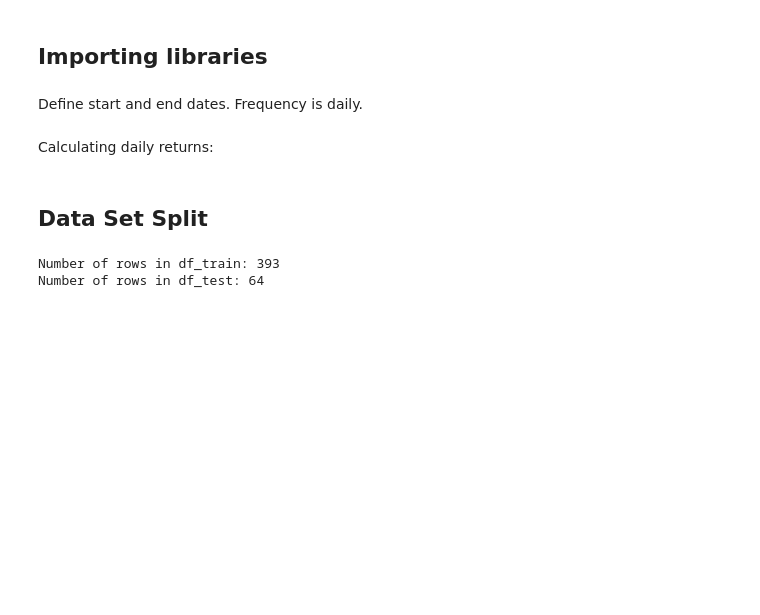
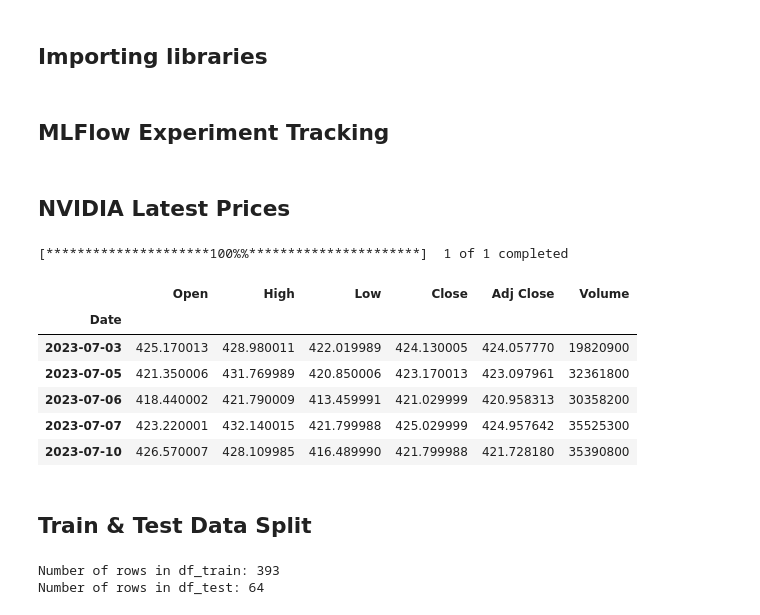
Before and after one commit to piyush-an/INFO7374_Predict_StockPrice, a Jupyter notebook: notebooks/3_Feat_Importance_RegVsTrees.ipynb, the cells around one changed output. Saved outputs shown, nothing was run; the diff lists cells and outputs as text; code cells hidden in the pictures; blank space fills up the shorter version.

```diff
--- a/notebooks/3_Feat_Importance_RegVsTrees.ipynb
+++ b/notebooks/3_Feat_Importance_RegVsTrees.ipynb
@@ -33,6 +33,8 @@ import math
 
 pd.set_option('display.max_columns', None)
 plt.rcParams["figure.figsize"] = (15, 20)
+# %% [markdown]
+## MLFlow Experiment Tracking
 # %%
 import mlflow
 from mlflow.entities import ViewType
@@ -47,22 +49,25 @@ mlflow.set_experiment(SET_EXPERIMENT)
 client = MlflowClient(tracking_uri=MLFLOW_TRACKING_URI)
 mlflow.sklearn.autolog(silent=True)
 mlflow.xgboost.autolog(silent=True)
-# %% [markdown]
-Define start and end dates. Frequency is daily.
+# %% [markdown]
+## NVIDIA Latest Prices
 # %%
-# Define dataset start and end date
-start_date = datetime(2020, 1, 1)
+start_date = datetime(2023, 7, 1)
 end_date = datetime(2023, 12, 31)
 
-
-# Downloaded data
-# NVDA_STOCK = yf.download("NVDA", start_date, end_date)
-
-# NVDA_STOCK.describe()
+NVDA_STOCK = yf.download("NVDA", start_date, end_date)
+NVDA_STOCK.head()
+# %% [output]
+[*********************100%%**********************]  1 of 1 completed
+|  | Open | High | Low | Close | Adj Close | Volume |
+| Date |  |  |  |  |  |  |
+| 2023-07-03 | 425.170013 | 428.980011 | 422.019989 | 424.130005 | 424.057770 | 19820900 |
+| 2023-07-05 | 421.350006 | 431.769989 | 420.850006 | 423.170013 | 423.097961 | 32361800 |
+| 2023-07-06 | 418.440002 | 421.790009 | 413.459991 | 421.029999 | 420.958313 | 30358200 |
+| 2023-07-07 | 423.220001 | 432.140015 | 421.799988 | 425.029999 | 424.957642 | 35525300 |
+| 2023-07-10 | 426.570007 | 428.109985 | 416.489990 | 421.799988 | 421.728180 | 35390800 |
-# %% [markdown]
-Calculating daily returns:
 # %% [markdown]
-## Data Set Split
+## Train & Test Data Split
 # %%
 nvda = pd.read_csv("https://raw.githubusercontent.com/piyush-an/INFO7374_Predict_StockPrice/main/notebooks/NVDA_feature_mart.csv")
 nvda.set_index("Unnamed: 0", inplace=True)
```
Also changed, not shown: parts of 23 cells of this notebook.
